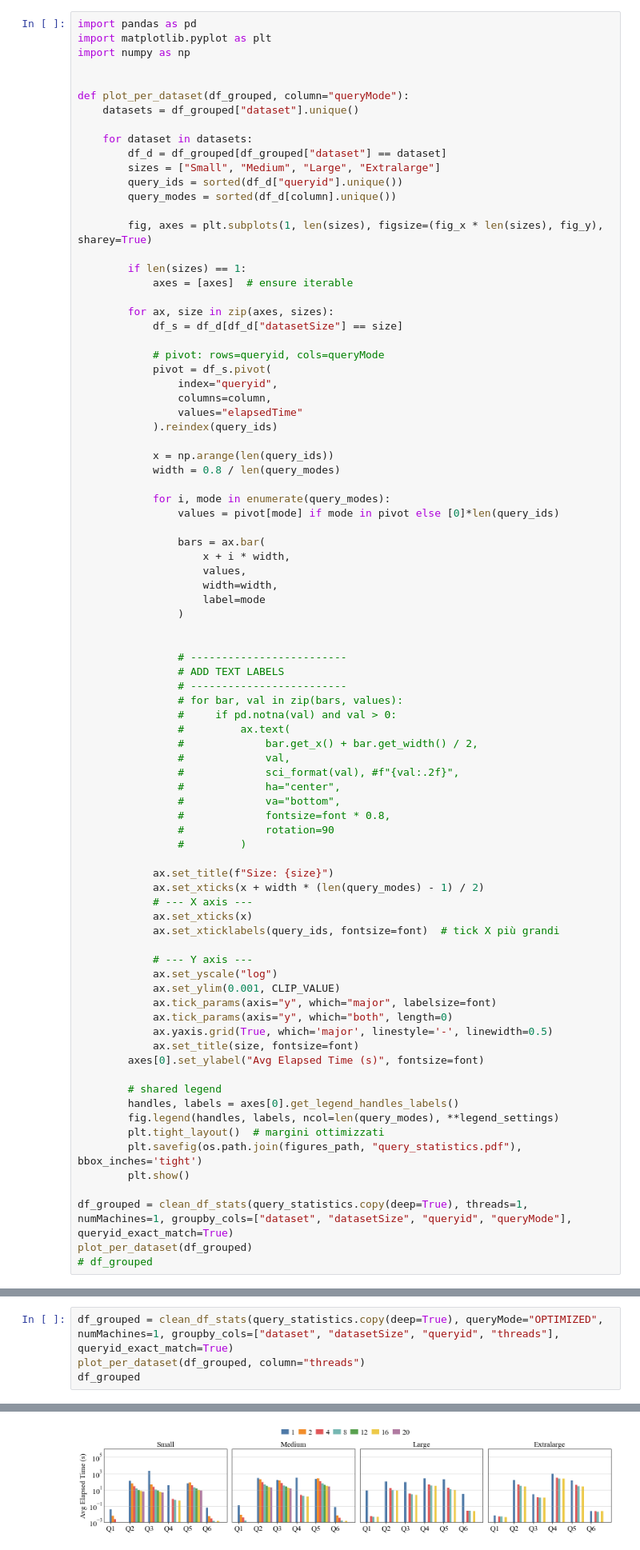
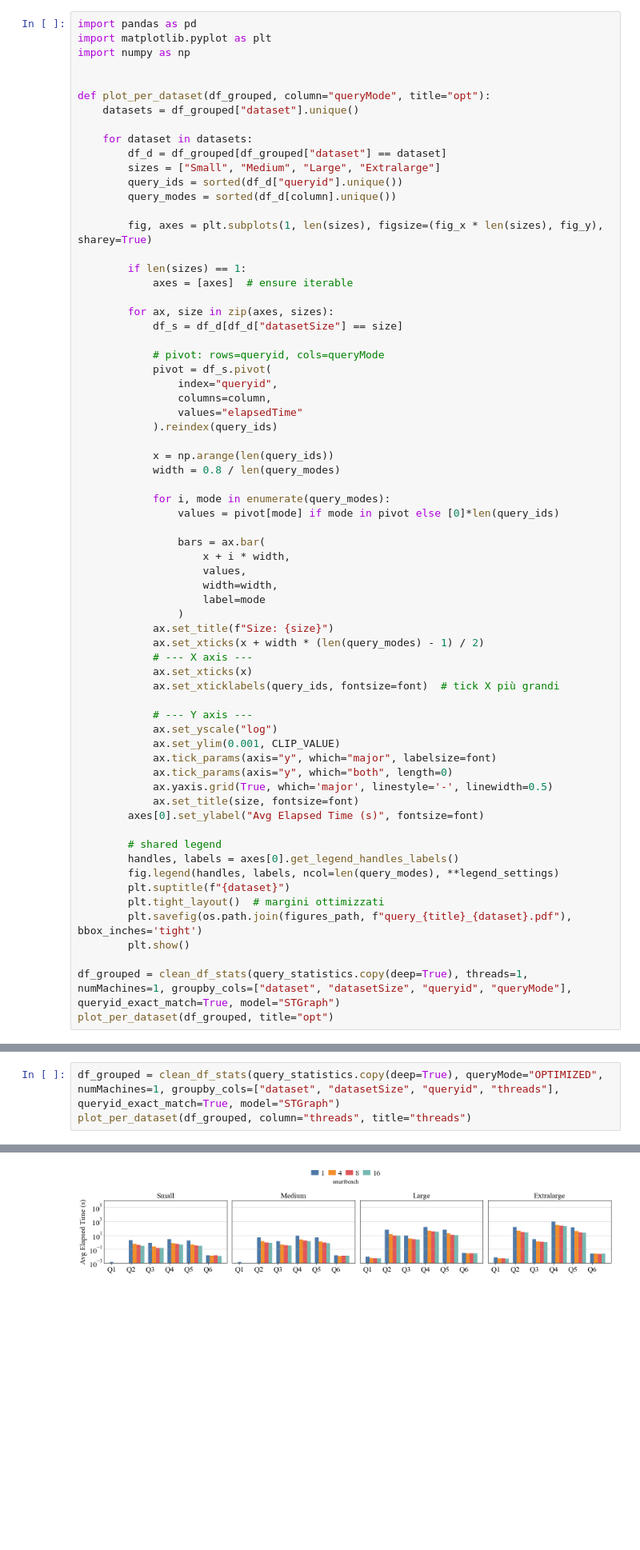
Before and after one commit to big-unibo/STGraph-evaluation, a Jupyter notebook: postprocessing/STGraph.ipynb, the cells around one changed output, grey strips where cells are left out. Shown at 80% size. Saved outputs shown, nothing was run; the diff lists cells and outputs as text; blank space fills up the shorter version.

```diff
--- a/postprocessing/STGraph.ipynb
+++ b/postprocessing/STGraph.ipynb
@@ -429,7 +461,7 @@ import matplotlib.pyplot as plt
 import numpy as np
 
 
-def plot_per_dataset(df_grouped, column="queryMode"):
+def plot_per_dataset(df_grouped, column="queryMode", title="opt"):
     datasets = df_grouped["dataset"].unique()
 
     for dataset in datasets:
@@ -465,23 +497,6 @@ def plot_per_dataset(df_grouped, column="queryMode"):
                     width=width,
                     label=mode
                 )
-
-
-                # -------------------------
-                # ADD TEXT LABELS
-                # -------------------------
-                # for bar, val in zip(bars, values):
-                #     if pd.notna(val) and val > 0:
-                #         ax.text(
-                #             bar.get_x() + bar.get_width() / 2,
-                #             val,
-                #             sci_format(val), #f"{val:.2f}",
-                #             ha="center",
-                #             va="bottom",
-                #             fontsize=font * 0.8,
-                #             rotation=90
-                #         )
-
             ax.set_title(f"Size: {size}")
             ax.set_xticks(x + width * (len(query_modes) - 1) / 2)
             # --- X axis ---
@@ -500,11 +515,11 @@ def plot_per_dataset(df_grouped, column="queryMode"):
         # shared legend
         handles, labels = axes[0].get_legend_handles_labels()
         fig.legend(handles, labels, ncol=len(query_modes), **legend_settings)
+        plt.suptitle(f"{dataset}")
         plt.tight_layout()  # margini ottimizzati
-        plt.savefig(os.path.join(figures_path, "query_statistics.pdf"), bbox_inches='tight')
+        plt.savefig(os.path.join(figures_path, f"query_{title}_{dataset}.pdf"), bbox_inches='tight')
         plt.show()
 
-df_grouped = clean_df_stats(query_statistics.copy(deep=True), threads=1, numMachines=1, groupby_cols=["dataset", "datasetSize", "queryid", "queryMode"], queryid_exact_match=True)
-plot_per_dataset(df_grouped)
-# df_grouped
+df_grouped = clean_df_stats(query_statistics.copy(deep=True), threads=1, numMachines=1, groupby_cols=["dataset", "datasetSize", "queryid", "queryMode"], queryid_exact_match=True, model="STGraph")
+plot_per_dataset(df_grouped, title="opt")
 # %% [output]
@@ -514,7 +528,6 @@ Series([], Name: querySelectivity, dtype: object)
 # %%
-df_grouped = clean_df_stats(query_statistics.copy(deep=True), queryMode="OPTIMIZED", numMachines=1, groupby_cols=["dataset", "datasetSize", "queryid", "threads"], queryid_exact_match=True)
-plot_per_dataset(df_grouped, column="threads")
-df_grouped
+df_grouped = clean_df_stats(query_statistics.copy(deep=True), queryMode="OPTIMIZED", numMachines=1, groupby_cols=["dataset", "datasetSize", "queryid", "threads"], queryid_exact_match=True, model="STGraph")
+plot_per_dataset(df_grouped, column="threads", title="threads")
 # %% [output]
 A value is trying to be set on a copy of a slice from a DataFrame.
 Try using .loc[row_indexer,col_indexer] = value instead
@@ -526 +538 @@ Series([], Name: querySelectivity, dtype: object)
-[figure, old version]
+[figure, new version]
```
Also changed, not shown: parts of 11 cells of this notebook, 22 other files.
